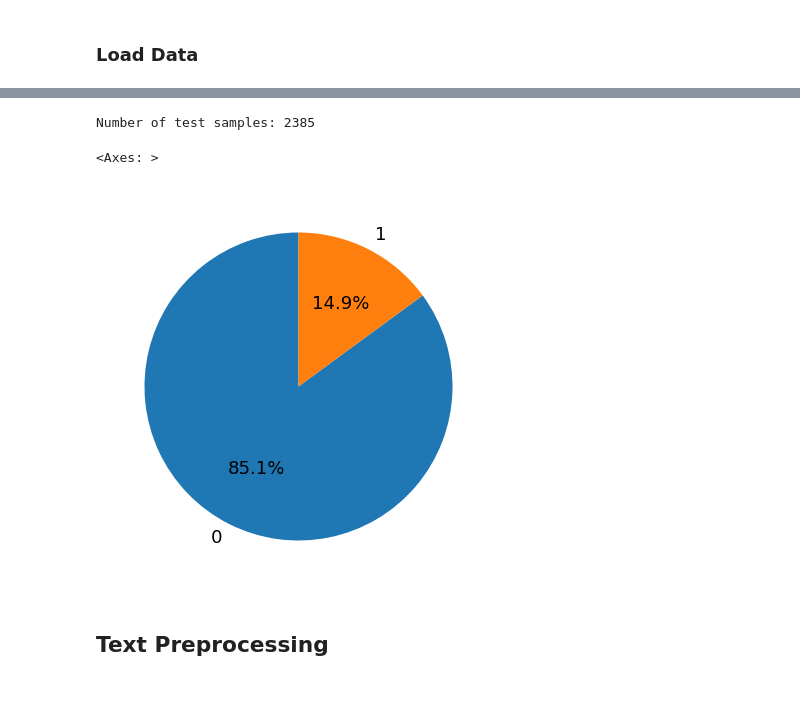
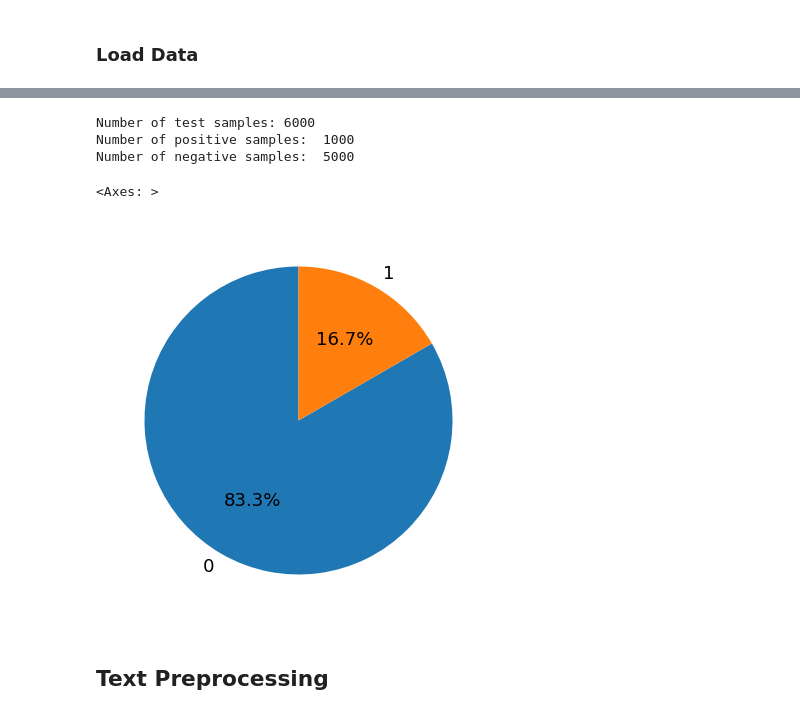
Before and after one commit to vennietweek/aita-analysis-tool, a Jupyter notebook: models/TraditionalApproach.ipynb, the cells around one changed output, grey strips where cells are left out. Cells and saved outputs as stored; diff of their text form; code cells hidden in the pictures.

```diff
--- a/models/TraditionalApproach.ipynb
+++ b/models/TraditionalApproach.ipynb
@@ -50,11 +32,11 @@ from tqdm import tqdm
 # %% [markdown]
 ### Load Data
 # %%
-df_train = pd.read_csv("../data/df_train.csv")
-df_test = pd.read_csv("../data/df_test.csv")
+df_train = pd.read_csv("../data/balanced/train.csv")
+df_test = pd.read_csv("../data/balanced/test.csv")
 
-#indices for 10-fold cross-validation based on training data
-splits_df = pd.read_csv("../data/cv_splits.csv")
+# #indices for 10-fold cross-validation based on training data
+# splits_df = pd.read_csv("../data/cv_splits.csv")
 # %%
 print("Number of training samples: {}".format(len(df_train)))
 kwargs = dict(
@@ -98,10 +70,18 @@ dtype: int64
 # %%
 print("Number of test samples: {}".format(len(df_test)))
-df_test['label'].value_counts().plot.pie(**kwargs)
+positive_samples = df_test[df_test['flag'] == 1]
+negative_samples = df_test[df_test['flag'] == 0]
+
+print("Number of positive samples: ", len(positive_samples))
+print("Number of negative samples: ", len(negative_samples))
+
+df_test['flag'].value_counts().plot.pie(**kwargs)
 # %% [output]
-Number of test samples: 2385
+Number of test samples: 6000
+Number of positive samples:  1000
+Number of negative samples:  5000
 <Axes: >
-[figure, old version]
+[figure, new version]
 # %% [markdown]
 ## Text Preprocessing
 # %%
```
Also changed, not shown: parts of 39 cells of this notebook.
